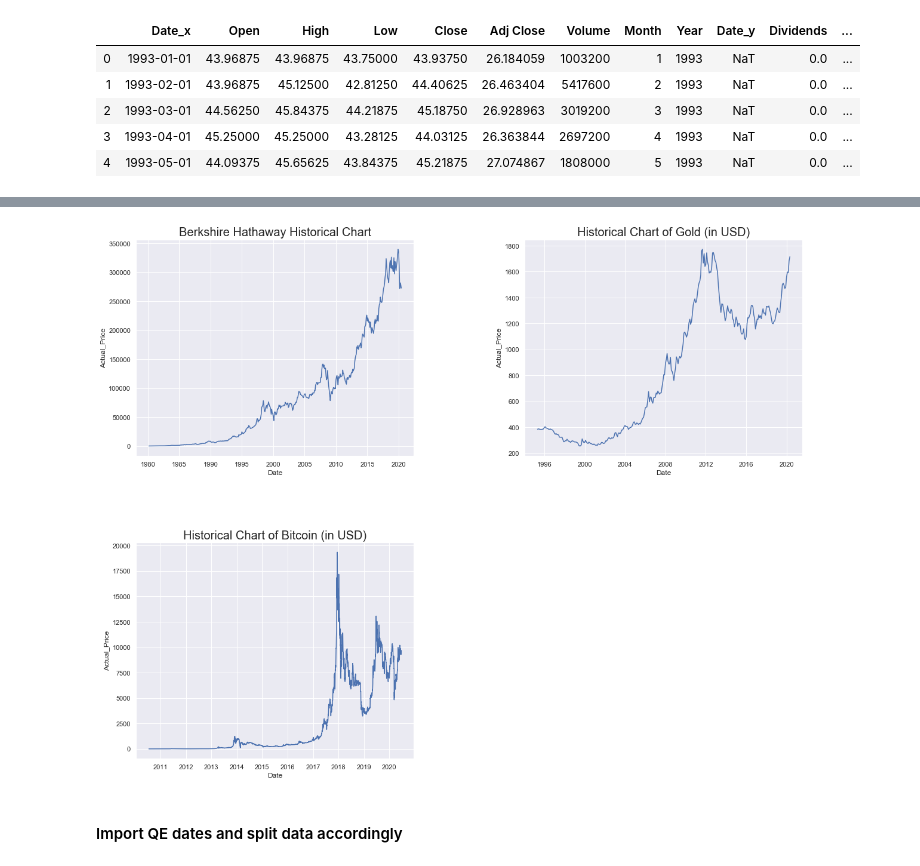
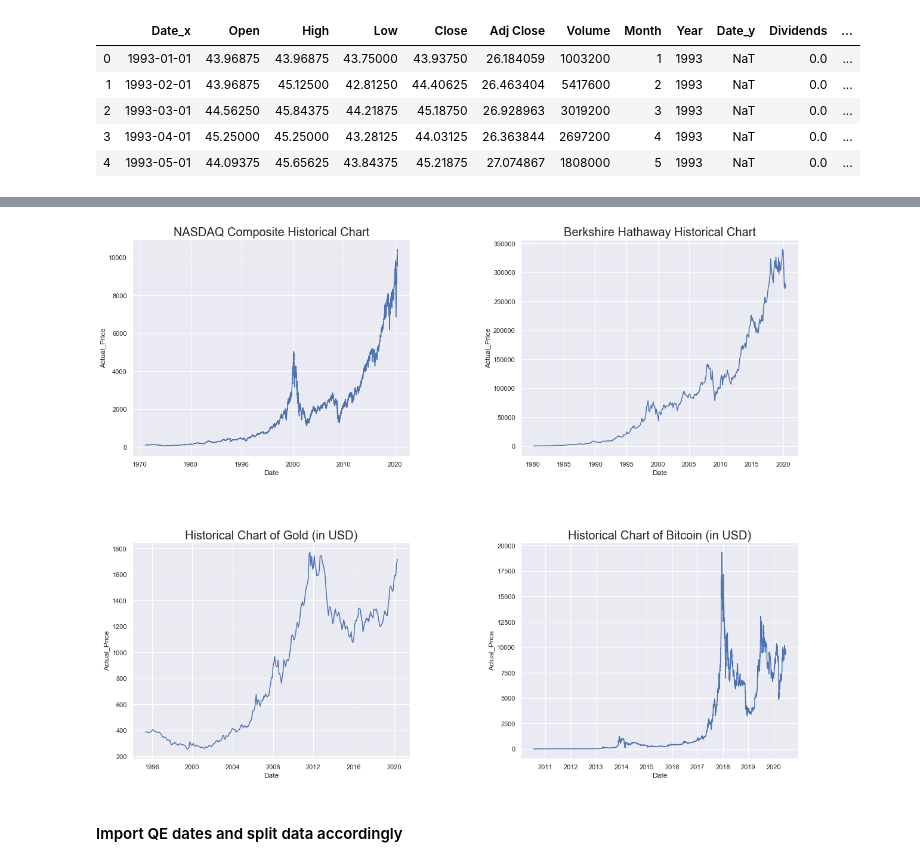
Before and after one commit to vikranttkumar/QuantitativeEasingEffects_Equities, a Jupyter notebook: Quantitative Easing Across Asset Classes.ipynb, the cells around one changed output, grey strips where cells are left out. Saved outputs shown, nothing was run; the diff lists cells and outputs as text; code cells hidden in the pictures.

```diff
--- a/Quantitative Easing Across Asset Classes.ipynb
+++ b/Quantitative Easing Across Asset Classes.ipynb
@@ -11,7 +11,7 @@ import performanceanalytics.statistics as pas
 # %%
 BRK_price = pd.read_csv("Data/BRK-A.csv")
 SPY_price = pd.read_csv("Data/SPY.csv")
-SPY_daily = pd.read_csv("Data/S&P500Historical.csv")
+SPY_daily = pd.read_csv("Data/SP500.csv")
 SPY_divs = pd.read_csv("Data/SPY-dividends.csv")
 VPU_price = pd.read_csv("Data/VPU.csv")
 VPU_divs = pd.read_csv("Data/VPU-dividends.csv")
@@ -25,9 +25,10 @@ SPYV_price = pd.read_csv("Data/SPYV.csv")
 SPYV_divs = pd.read_csv("Data/SPYV-dividends.csv")
 XLU_price = pd.read_csv("Data/XLU.csv")
 XLU_divs = pd.read_csv("Data/XLU-dividends.csv")
+QQQ_price = pd.read_csv("Data/QQQ.csv")
 Gold_price = pd.read_excel("Data/GoldPrices.xlsx")
 BTC_price = pd.read_csv("Data/BTC.csv")
-Gold_daily = pd.read_excel("Data/GoldPrices-Daily.xlsx")
+Gold_daily = pd.read_csv("Data/XAUUSD.csv")
 # %%
 BTC_price['Price'] = BTC_price['Price'].str.replace(',','')
 BTC_price['Actual_Price'] = pd.to_numeric(BTC_price['Price'])
@@ -60,6 +62,7 @@ SPYV_price['Date'] = pd.to_datetime(SPYV_price['Date'])
 SPYV_divs['Date'] = pd.to_datetime(SPYV_divs['Date'])
 XLU_price['Date'] = pd.to_datetime(XLU_price['Date'])
 XLU_divs['Date'] = pd.to_datetime(XLU_divs['Date'])
+QQQ_price['Date'] = pd.to_datetime(QQQ_price['Date'])
 
 VPU_price['Date'] = pd.to_datetime(VPU_price['Date'])
 VPU_divs['Date'] = pd.to_datetime(VPU_divs['Date'])
@@ -122,7 +125,7 @@ SPY_daily['Dividends'].fillna(0,inplace=True)
 #### Get the true price of stock by adding back dividends
 # %%
 SPY_price['Actual_Price'] = SPY_price['Adj Close'] + SPY_price['Dividends']
-SPY_daily['Actual_Price'] = SPY_daily['Adj Close'] + SPY_daily['Dividends']
+SPY_daily['Actual_Price'] = SPY_daily['Adj Close']
 VPU_price['Actual_Price'] = VPU_price['Adj Close'] + VPU_price['Dividends']
 VTV_price['Actual_Price'] = VTV_price['Adj Close'] + VTV_price['Dividends']
 VUG_price['Actual_Price'] = VUG_price['Adj Close'] + VUG_price['Dividends']
@@ -130,7 +133,7 @@ BRK_price['Actual_Price'] = BRK_price['Adj Close']
 SPYG_price['Actual_Price'] = SPYG_price['Adj Close'] + SPYG_price['Dividends']
 SPYV_price['Actual_Price'] = SPYV_price['Adj Close'] + SPYV_price['Dividends']
 XLU_price['Actual_Price'] = XLU_price['Adj Close'] + XLU_price['Dividends']
-
+QQQ_price['Actual_Price'] = QQQ_price['Adj Close']
 SPY_price.head()
 # %% [output]
 |  | Date_x | Open | High | Low | Close | Adj Close | Volume | Month | Year | Date_y | Dividends | ... |
@@ -161,16 +160,18 @@ To register the converters:
 # %%
 sns.set(rc={'figure.figsize':(20,16)})
 fig = plt.figure()
 fig.subplots_adjust(hspace=0.4, wspace=0.4)
 ax = fig.add_subplot(2, 2, 1)
+sns.lineplot(x='Date', y='Actual_Price', data=QQQ_price, ax=ax).set_title('NASDAQ Composite Historical Chart', size=20)
+ax = fig.add_subplot(2, 2, 2)
 sns.lineplot(x='Date', y='Actual_Price', data=BRK_price, ax=ax).set_title('Berkshire Hathaway Historical Chart', size=20)
-ax = fig.add_subplot(2, 2, 2)
+ax = fig.add_subplot(2, 2, 3)
 sns.lineplot(x='Date', y='Actual_Price', data=Gold_price, ax=ax).set_title('Historical Chart of Gold (in USD)', size=20)
-ax = fig.add_subplot(2, 2, 3)
+ax = fig.add_subplot(2, 2, 4)
 sns.lineplot(x='Date', y='Actual_Price', data=BTC_price, ax=ax).set_title('Historical Chart of Bitcoin (in USD)', size=20)
 plt.show()
 # %% [output]
-[figure, old version]
+[figure, new version]
 # %% [markdown]
 #### Import QE dates and split data accordingly
 # %%
```
Also changed, not shown: parts of 22 cells of this notebook.
